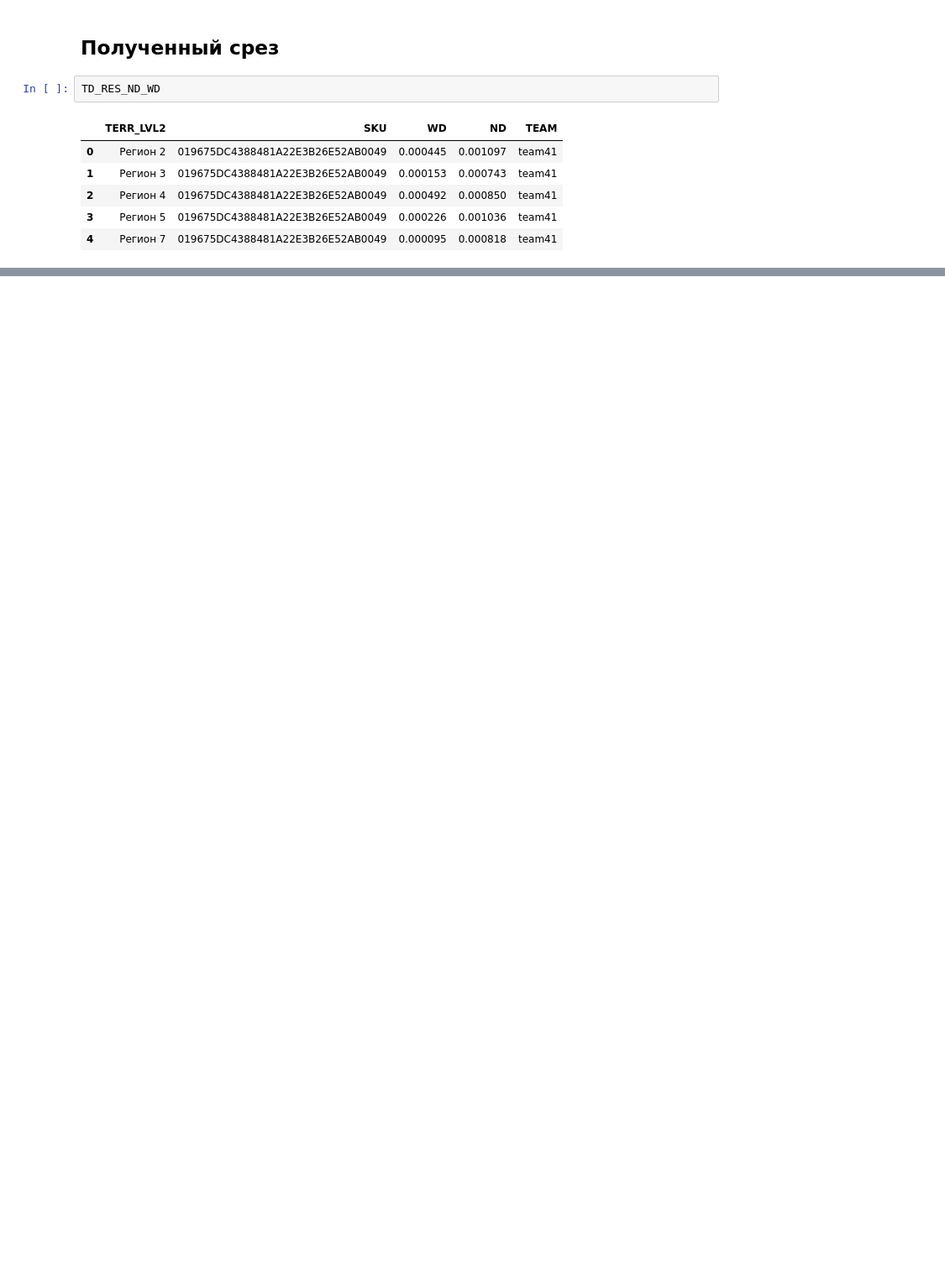
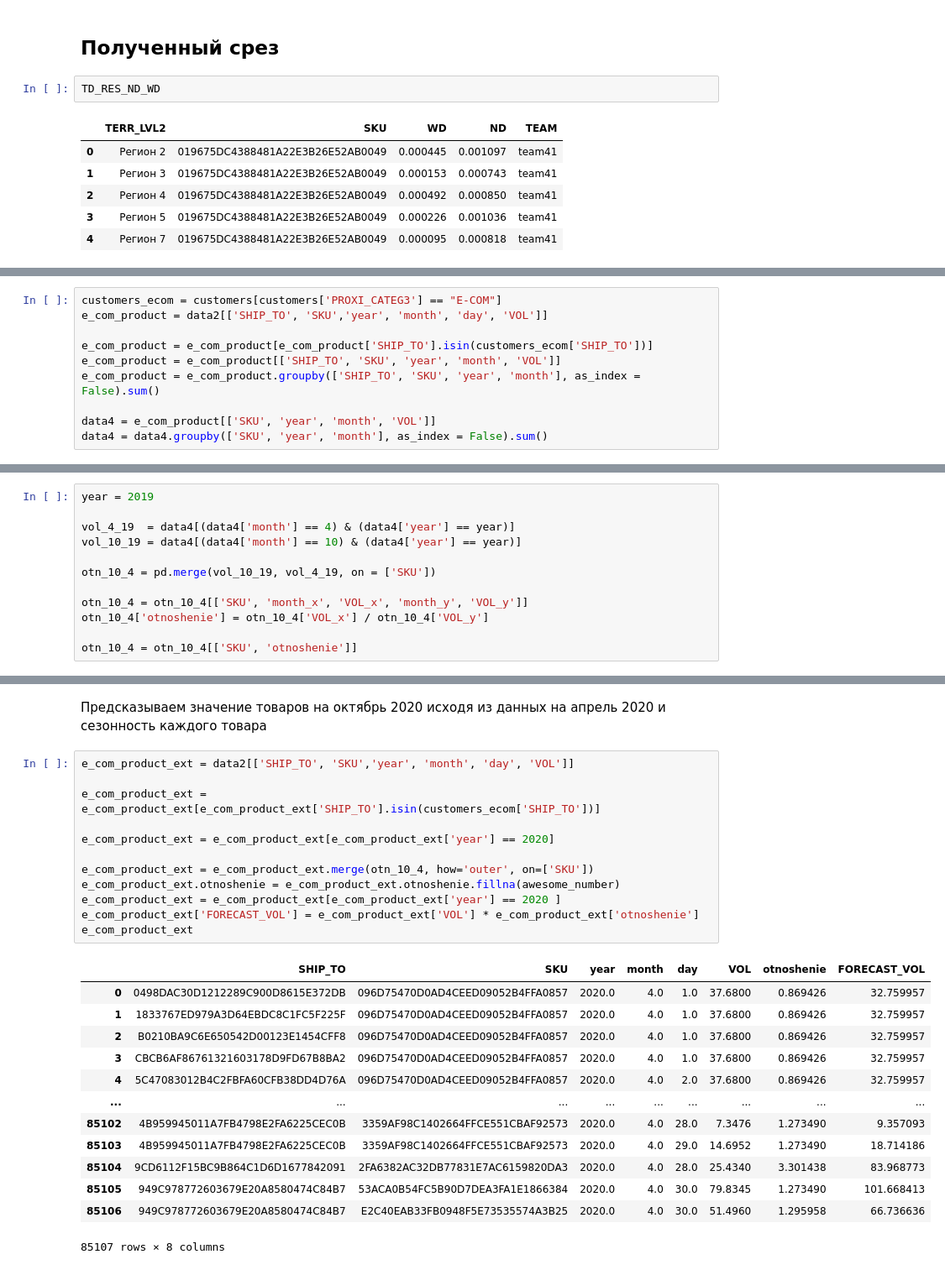
Before and after one commit to LotFullKa/UBurWA, a Jupyter notebook: jupiter_note/Team_UB_WA.ipynb, the cells around one changed output, grey strips where cells are left out. Shown at 84% size. Cells and saved outputs as stored; diff of their text form; blank space fills up the shorter version.

```diff
--- a/jupiter_note/Team_UB_WA.ipynb
+++ b/jupiter_note/Team_UB_WA.ipynb
@@ -279,0 +312,10 @@ TD_RES_ND_WD
+# %%
+customers_ecom = customers[customers['PROXI_CATEG3'] == "E-COM"]
+e_com_product = data2[['SHIP_TO', 'SKU','year', 'month', 'day', 'VOL']]
+
+e_com_product = e_com_product[e_com_product['SHIP_TO'].isin(customers_ecom['SHIP_TO'])]
+e_com_product = e_com_product[['SHIP_TO', 'SKU', 'year', 'month', 'VOL']]
+e_com_product = e_com_product.groupby(['SHIP_TO', 'SKU', 'year', 'month'], as_index = False).sum()
+
+data4 = e_com_product[['SKU', 'year', 'month', 'VOL']]
+data4 = data4.groupby(['SKU', 'year', 'month'], as_index = False).sum()
@@ -279,0 +324,12 @@ TD_RES_ND_WD
+# %%
+year = 2019
+
+vol_4_19  = data4[(data4['month'] == 4) & (data4['year'] == year)]
+vol_10_19 = data4[(data4['month'] == 10) & (data4['year'] == year)]
+
+otn_10_4 = pd.merge(vol_10_19, vol_4_19, on = ['SKU'])
+
+otn_10_4 = otn_10_4[['SKU', 'month_x', 'VOL_x', 'month_y', 'VOL_y']]
+otn_10_4['otnoshenie'] = otn_10_4['VOL_x'] / otn_10_4['VOL_y']
+
+otn_10_4 = otn_10_4[['SKU', 'otnoshenie']]
@@ -279,0 +346,28 @@ TD_RES_ND_WD
+# %% [markdown]
+Предсказываем значение товаров на октябрь 2020 исходя из данных на апрель 2020 и сезонность каждого товара
+# %%
+e_com_product_ext = data2[['SHIP_TO', 'SKU','year', 'month', 'day', 'VOL']]
+
+e_com_product_ext = e_com_product_ext[e_com_product_ext['SHIP_TO'].isin(customers_ecom['SHIP_TO'])]
+
+e_com_product_ext = e_com_product_ext[e_com_product_ext['year'] == 2020]
+
+e_com_product_ext = e_com_product_ext.merge(otn_10_4, how='outer', on=['SKU'])
+e_com_product_ext.otnoshenie = e_com_product_ext.otnoshenie.fillna(awesome_number)
+e_com_product_ext = e_com_product_ext[e_com_product_ext['year'] == 2020 ]
+e_com_product_ext['FORECAST_VOL'] = e_com_product_ext['VOL'] * e_com_product_ext['otnoshenie']
+e_com_product_ext
+# %% [output]
+|  | SHIP_TO | SKU | year | month | day | VOL | otnoshenie | FORECAST_VOL |
+| 0 | 0498DAC30D1212289C900D8615E372DB | 096D75470D0AD4CEED09052B4FFA0857 | 2020.0 | 4.0 | 1.0 | 37.6800 | 0.869426 | 32.759957 |
+| 1 | 1833767ED979A3D64EBDC8C1FC5F225F | 096D75470D0AD4CEED09052B4FFA0857 | 2020.0 | 4.0 | 1.0 | 37.6800 | 0.869426 | 32.759957 |
+| 2 | B0210BA9C6E650542D00123E1454CFF8 | 096D75470D0AD4CEED09052B4FFA0857 | 2020.0 | 4.0 | 1.0 | 37.6800 | 0.869426 | 32.759957 |
+| 3 | CBCB6AF86761321603178D9FD67B8BA2 | 096D75470D0AD4CEED09052B4FFA0857 | 2020.0 | 4.0 | 1.0 | 37.6800 | 0.869426 | 32.759957 |
+| 4 | 5C47083012B4C2FBFA60CFB38DD4D76A | 096D75470D0AD4CEED09052B4FFA0857 | 2020.0 | 4.0 | 2.0 | 37.6800 | 0.869426 | 32.759957 |
+| ... | ... | ... | ... | ... | ... | ... | ... | ... |
+| 85102 | 4B959945011A7FB4798E2FA6225CEC0B | 3359AF98C1402664FFCE551CBAF92573 | 2020.0 | 4.0 | 28.0 | 7.3476 | 1.273490 | 9.357093 |
+| 85103 | 4B959945011A7FB4798E2FA6225CEC0B | 3359AF98C1402664FFCE551CBAF92573 | 2020.0 | 4.0 | 29.0 | 14.6952 | 1.273490 | 18.714186 |
+| 85104 | 9CD6112F15BC9B864C1D6D1677842091 | 2FA6382AC32DB77831E7AC6159820DA3 | 2020.0 | 4.0 | 28.0 | 25.4340 | 3.301438 | 83.968773 |
+| 85105 | 949C978772603679E20A8580474C84B7 | 53ACA0B54FC5B90D7DEA3FA1E1866384 | 2020.0 | 4.0 | 30.0 | 79.8345 | 1.273490 | 101.668413 |
+| 85106 | 949C978772603679E20A8580474C84B7 | E2C40EAB33FB0948F5E73535574A3B25 | 2020.0 | 4.0 | 30.0 | 51.4960 | 1.295958 | 66.736636 |
+85107 rows × 8 columns
```
Also changed, not shown: parts of 8 cells of this notebook.
